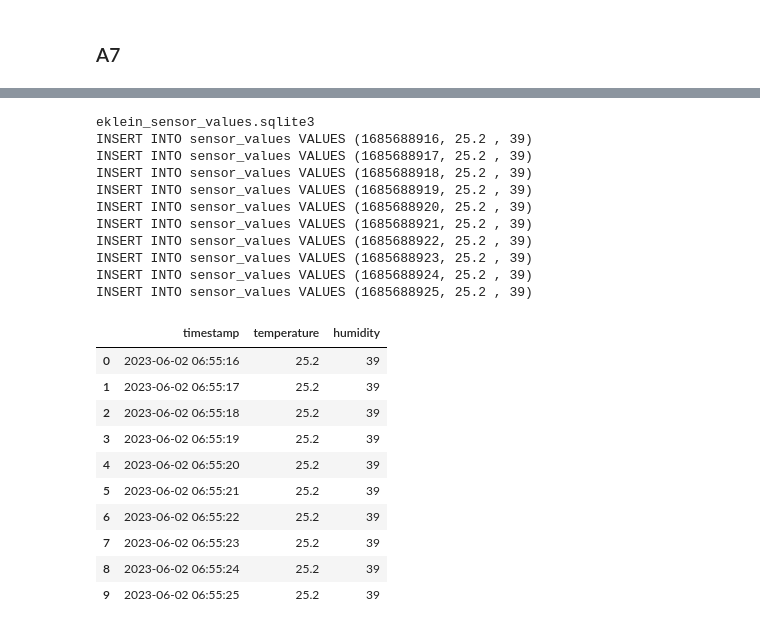
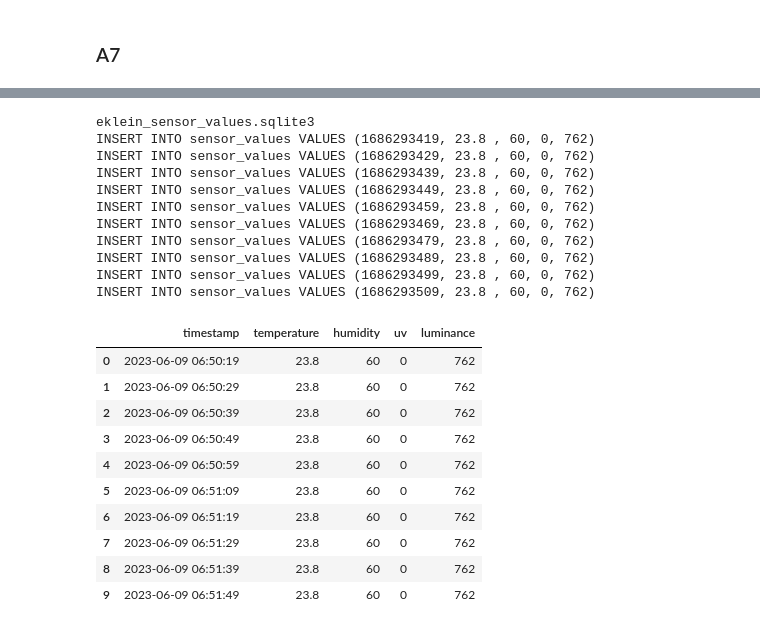
Before and after one commit to kelias-gh/INFI, a Jupyter notebook: 001a_INTRO_API_Zugriff.ipynb, the cells around one changed output, grey strips where cells are left out. Saved outputs shown, nothing was run; the diff lists cells and outputs as text; code cells hidden in the pictures.

```diff
--- a/001a_INTRO_API_Zugriff.ipynb
+++ b/001a_INTRO_API_Zugriff.ipynb
@@ -43,10 +43,10 @@ um die IP - Adressen aller Computer im Netzwerk abzufragen.
 Um einen geeigente IP - Range festzulegen, cmd starten - eigene IP Adresse (am Kabel abfragen) und IP - 100 bis IP + 100 scannen.
 Das Gerät ist ein Raspberry Pi und sollte im NW anhand des Namens entsprechend erkannt werden.
 # %%
-my_temp_data = 'http://192.168.1.100:8080/rest/items/ZWave_Node_005_Sensor_temperature'
-my_hum_data = 'http://192.168.1.100:8080/rest/items/ZWave_Node_005_Sensor_relative_humidity'
-my_uv_data = 'http://192.168.1.100:8080/rest/items/ZWave_Node_005_Sensor_ultraviolet'
-my_lum_data = 'http://192.168.1.100:8080/rest/items/ZWave_Node_005_Sensor_luminance'
+my_temp_data = 'http://192.168.1.102:8080/rest/items/ZWave_Node_005_Sensor_temperature'
+my_hum_data = 'http://192.168.1.102:8080/rest/items/ZWave_Node_005_Sensor_relative_humidity'
+my_uv_data = 'http://192.168.1.102:8080/rest/items/ZWave_Node_005_Sensor_ultraviolet'
+my_lum_data = 'http://192.168.1.102:8080/rest/items/ZWave_Node_005_Sensor_luminance'
 # %%
 hum_value=requests.get(my_hum_data)
 temp_value=requests.get(my_temp_data)
@@ -108,55 +110,55 @@ import sqlite3
 my_values_df = pd.DataFrame(data=None,columns=['timestamp','temperature','humidity', 'uv', 'luminance'])
 #cnx = sqlite3.connect(':memory:') alternative in memory database
 sqlite_db = 'eklein_sensor_values.sqlite3' # String for creating DB in specified directory
 print(sqlite_db)
 
 conn=sqlite3.connect(sqlite_db) # Creates sqlite Database - check in your file explorer
 cur=conn.cursor()
 cur.execute('''DROP TABLE IF EXISTS sensor_values''')
 cur.execute('''CREATE TABLE sensor_values(timestamp NUMERIC,temperature NUMERIC , humidity NUMERIC, uv NUMERIC, luminance NUMERIC);''')
 
 for my_counter in range(10):
-    time.sleep(1)
+    time.sleep(10)
     my_timestamp = round(time.time())
     act_temp = temp_dict['state'].strip("°C")
     act_hum = hum_dict['state']
     act_uv = uv_dict['state']
     act_lum = lum_dict['state']
     input_values = [my_timestamp,act_temp,act_hum, act_uv, act_lum]
     my_values_df.loc[my_counter]=input_values
 # CREATE INSERT STATEMENT
     execution_string = f"INSERT INTO sensor_values VALUES ({my_timestamp}, {act_temp}, {act_hum}, {act_uv}, {act_lum})"
     print(execution_string)
     cur.execute(execution_string)
     conn.commit()
 
 filename = "eklein_sensor_values"
 with open(filename, 'w+') as jsonfile:
     my_values_df.to_json(jsonfile)
 pd.read_json(filename)
 # %% [output]
 eklein_sensor_values.sqlite3
-INSERT INTO sensor_values VALUES (1685688916, 25.2 , 39)
-INSERT INTO sensor_values VALUES (1685688917, 25.2 , 39)
-INSERT INTO sensor_values VALUES (1685688918, 25.2 , 39)
-INSERT INTO sensor_values VALUES (1685688919, 25.2 , 39)
-INSERT INTO sensor_values VALUES (1685688920, 25.2 , 39)
-INSERT INTO sensor_values VALUES (1685688921, 25.2 , 39)
-INSERT INTO sensor_values VALUES (1685688922, 25.2 , 39)
-INSERT INTO sensor_values VALUES (1685688923, 25.2 , 39)
-INSERT INTO sensor_values VALUES (1685688924, 25.2 , 39)
-INSERT INTO sensor_values VALUES (1685688925, 25.2 , 39)
+INSERT INTO sensor_values VALUES (1686293419, 23.8 , 60, 0, 762)
+INSERT INTO sensor_values VALUES (1686293429, 23.8 , 60, 0, 762)
+INSERT INTO sensor_values VALUES (1686293439, 23.8 , 60, 0, 762)
+INSERT INTO sensor_values VALUES (1686293449, 23.8 , 60, 0, 762)
+INSERT INTO sensor_values VALUES (1686293459, 23.8 , 60, 0, 762)
+INSERT INTO sensor_values VALUES (1686293469, 23.8 , 60, 0, 762)
+INSERT INTO sensor_values VALUES (1686293479, 23.8 , 60, 0, 762)
+INSERT INTO sensor_values VALUES (1686293489, 23.8 , 60, 0, 762)
+INSERT INTO sensor_values VALUES (1686293499, 23.8 , 60, 0, 762)
+INSERT INTO sensor_values VALUES (1686293509, 23.8 , 60, 0, 762)
-|  | timestamp | temperature | humidity |
-| 0 | 2023-06-02 06:55:16 | 25.2 | 39 |
-| 1 | 2023-06-02 06:55:17 | 25.2 | 39 |
-| 2 | 2023-06-02 06:55:18 | 25.2 | 39 |
-| 3 | 2023-06-02 06:55:19 | 25.2 | 39 |
-| 4 | 2023-06-02 06:55:20 | 25.2 | 39 |
-| 5 | 2023-06-02 06:55:21 | 25.2 | 39 |
-| 6 | 2023-06-02 06:55:22 | 25.2 | 39 |
-| 7 | 2023-06-02 06:55:23 | 25.2 | 39 |
-| 8 | 2023-06-02 06:55:24 | 25.2 | 39 |
-| 9 | 2023-06-02 06:55:25 | 25.2 | 39 |
+|  | timestamp | temperature | humidity | uv | luminance |
+| 0 | 2023-06-09 06:50:19 | 23.8 | 60 | 0 | 762 |
+| 1 | 2023-06-09 06:50:29 | 23.8 | 60 | 0 | 762 |
+| 2 | 2023-06-09 06:50:39 | 23.8 | 60 | 0 | 762 |
+| 3 | 2023-06-09 06:50:49 | 23.8 | 60 | 0 | 762 |
+| 4 | 2023-06-09 06:50:59 | 23.8 | 60 | 0 | 762 |
+| 5 | 2023-06-09 06:51:09 | 23.8 | 60 | 0 | 762 |
+| 6 | 2023-06-09 06:51:19 | 23.8 | 60 | 0 | 762 |
+| 7 | 2023-06-09 06:51:29 | 23.8 | 60 | 0 | 762 |
+| 8 | 2023-06-09 06:51:39 | 23.8 | 60 | 0 | 762 |
+| 9 | 2023-06-09 06:51:49 | 23.8 | 60 | 0 | 762 |
 # %%
 # fetch values directly from db cursor
 cur.execute("SELECT * FROM sensor_values")
```
Also changed, not shown: parts of 5 cells of this notebook, 3 other files.
